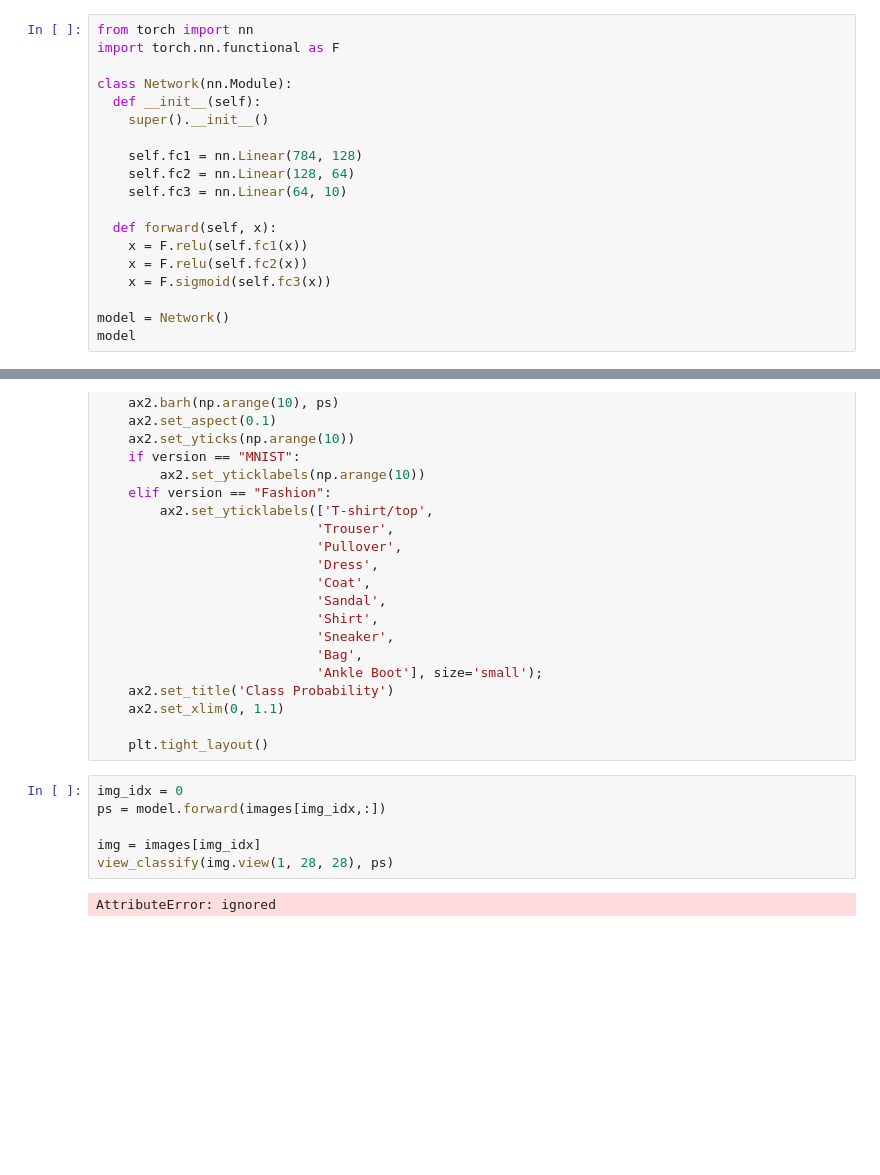
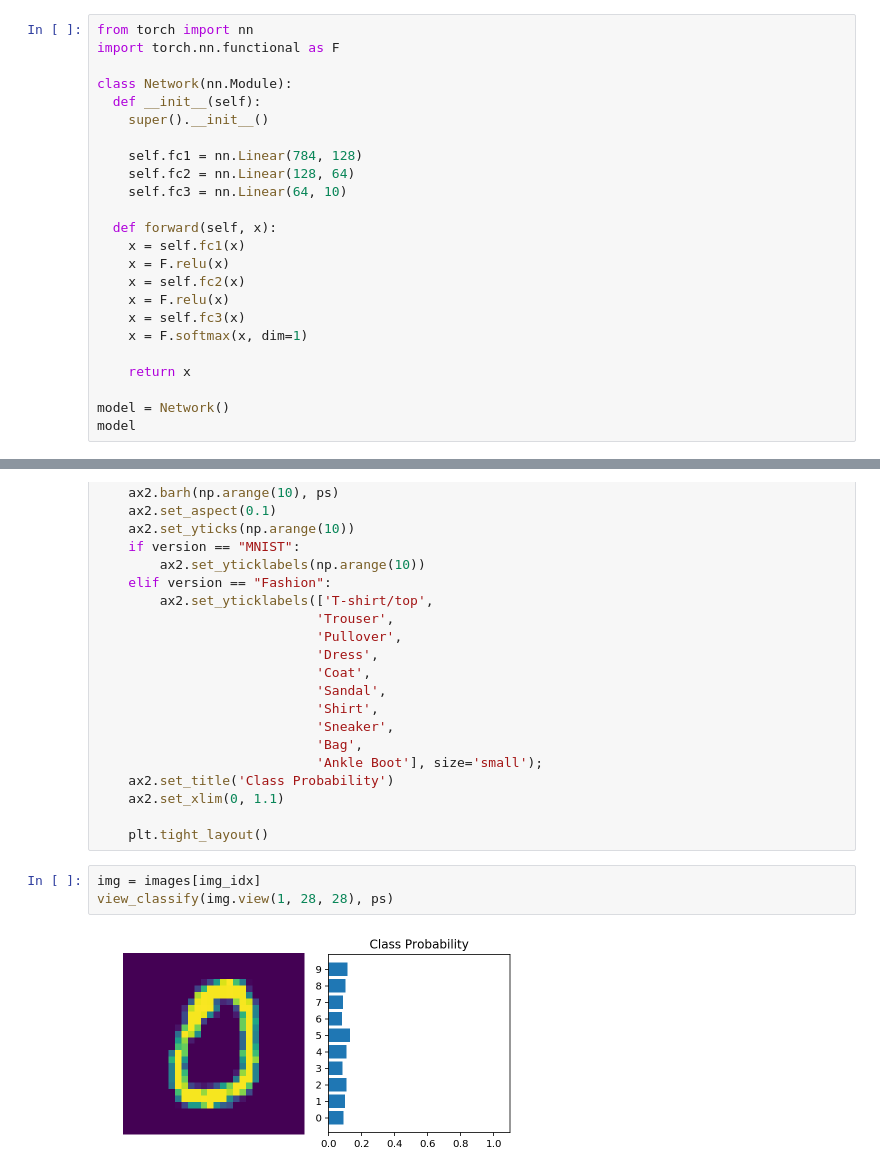
Before and after one commit to uttejh/DeepLearning_PyTorch, a Jupyter notebook: Pytorch/NN_PyTorch.ipynb, the cells around one changed output, grey strips where cells are left out. Drawn from its saved outputs; the diff is of its cells as text; blank space fills up the shorter version.

```diff
--- a/Pytorch/NN_PyTorch.ipynb
+++ b/Pytorch/NN_PyTorch.ipynb
@@ -67,9 +67,14 @@ class Network(nn.Module):
     self.fc3 = nn.Linear(64, 10)
 
   def forward(self, x):
-    x = F.relu(self.fc1(x))
-    x = F.relu(self.fc2(x))
-    x = F.sigmoid(self.fc3(x))
+    x = self.fc1(x)
+    x = F.relu(x)
+    x = self.fc2(x)
+    x = F.relu(x)
+    x = self.fc3(x)
+    x = F.softmax(x, dim=1)
+
+    return x
 
 model = Network()
 model
@@ -149,10 +160,7 @@ def view_classify(img, ps, version="MNIST"):
 
     plt.tight_layout()
 # %%
-img_idx = 0
-ps = model.forward(images[img_idx,:])
-
 img = images[img_idx]
 view_classify(img.view(1, 28, 28), ps)
 # %% [output]
-AttributeError: ignored
+[figure, added]
```
Also changed, not shown: parts of 7 cells of this notebook.
